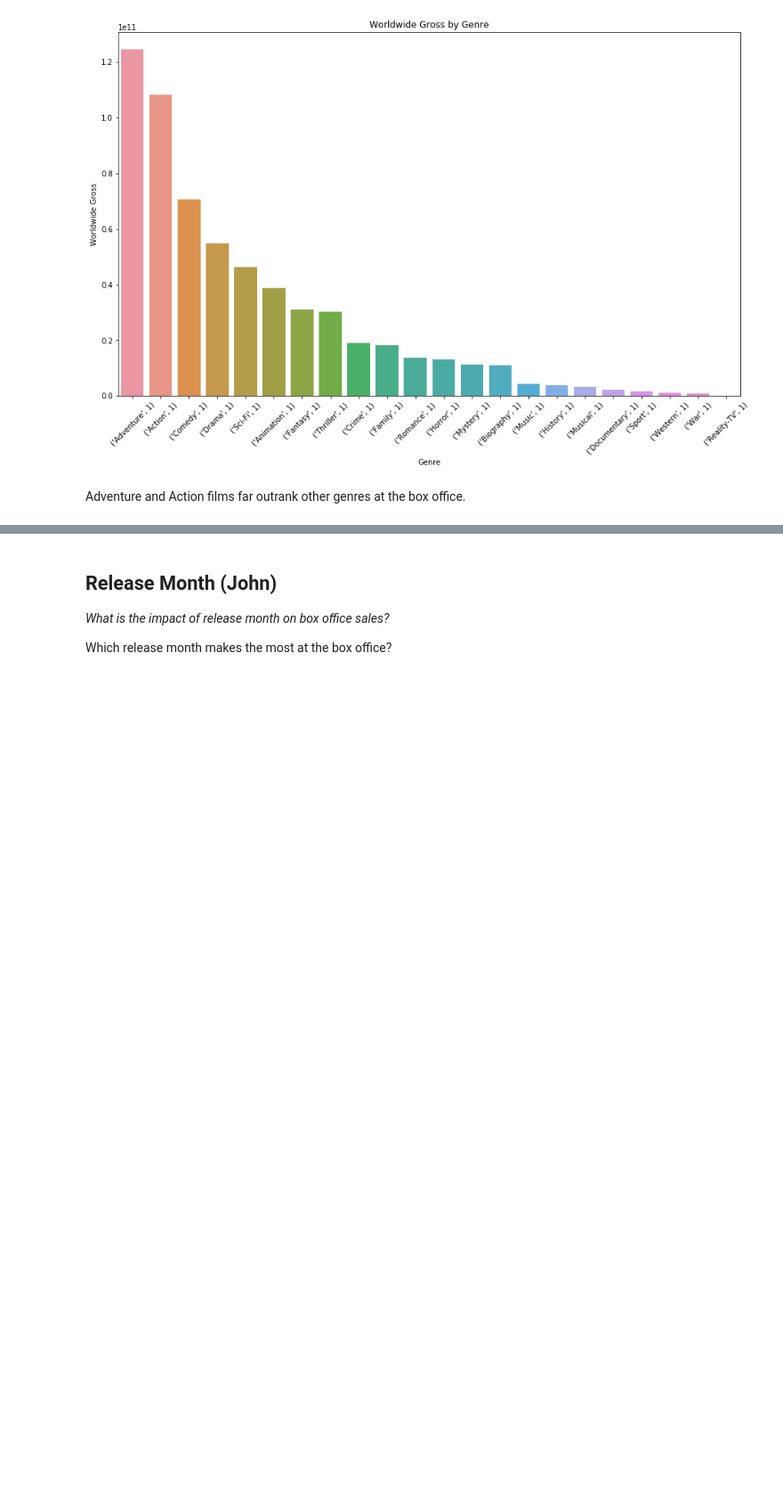
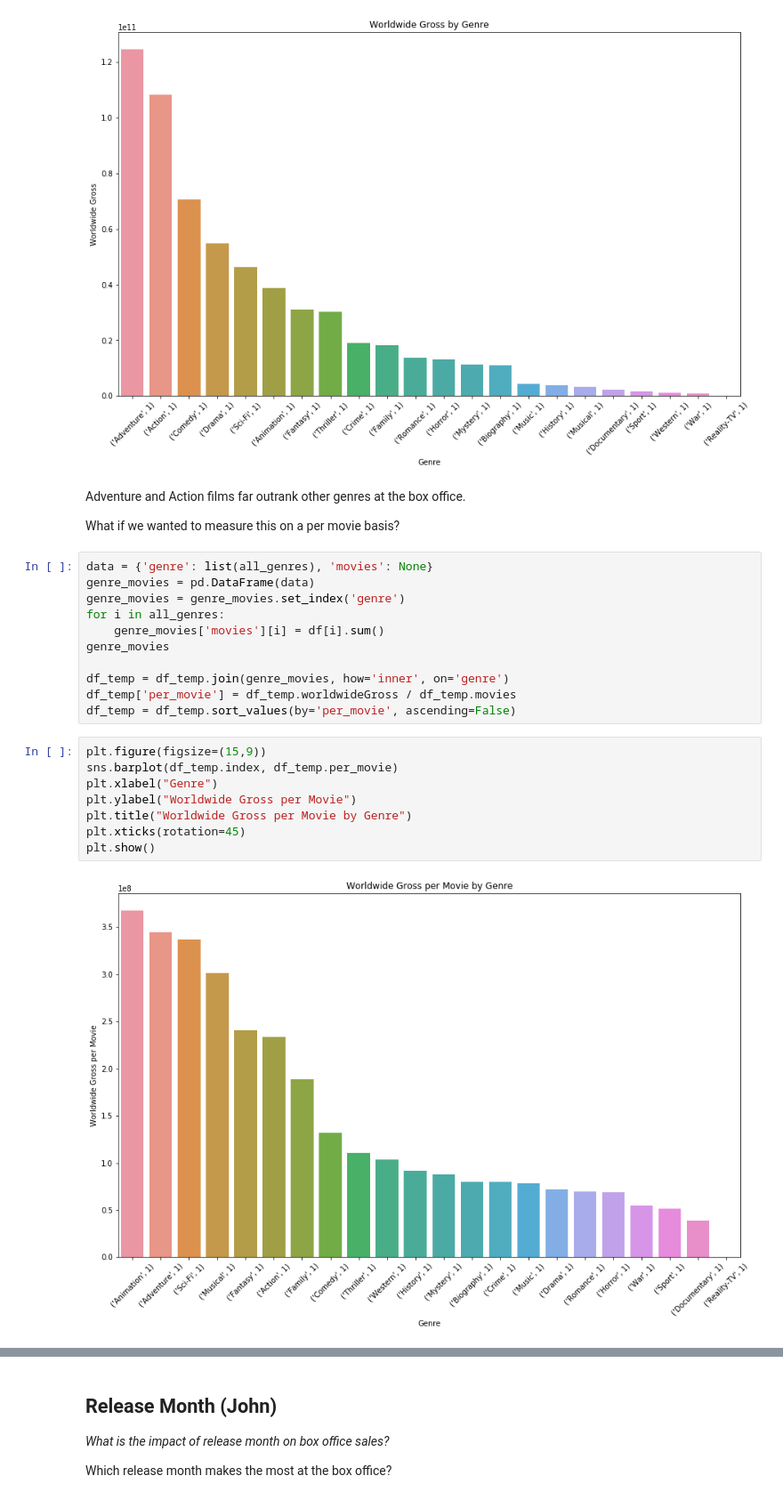
Before and after one commit to medoffc/carmijohngowalking, a Jupyter notebook: Carmi and John Walked 1,000 Miles.ipynb, the cells around one changed output, grey strips where cells are left out. Shown at 89% size. Cells and saved outputs as stored; diff of their text form; blank space fills up the shorter version.

```diff
--- a/Carmi and John Walked 1,000 Miles.ipynb
+++ b/Carmi and John Walked 1,000 Miles.ipynb
@@ -128,3 +107,26 @@ plt.show()
 [figure]
 # %% [markdown]
 Adventure and Action films far outrank other genres at the box office.
+
+What if we wanted to measure this on a per movie basis?
+# %%
+data = {'genre': list(all_genres), 'movies': None}
+genre_movies = pd.DataFrame(data)
+genre_movies = genre_movies.set_index('genre')
+for i in all_genres:
+    genre_movies['movies'][i] = df[i].sum()
+genre_movies
+
+df_temp = df_temp.join(genre_movies, how='inner', on='genre')
+df_temp['per_movie'] = df_temp.worldwideGross / df_temp.movies
+df_temp = df_temp.sort_values(by='per_movie', ascending=False)
+# %%
+plt.figure(figsize=(15,9))
+sns.barplot(df_temp.index, df_temp.per_movie)
+plt.xlabel("Genre")
+plt.ylabel("Worldwide Gross per Movie")
+plt.title("Worldwide Gross per Movie by Genre")
+plt.xticks(rotation=45)
+plt.show()
+# %% [output]
+[figure, added]
```
Also changed, not shown: parts of 3 cells of this notebook, 1 other file.
